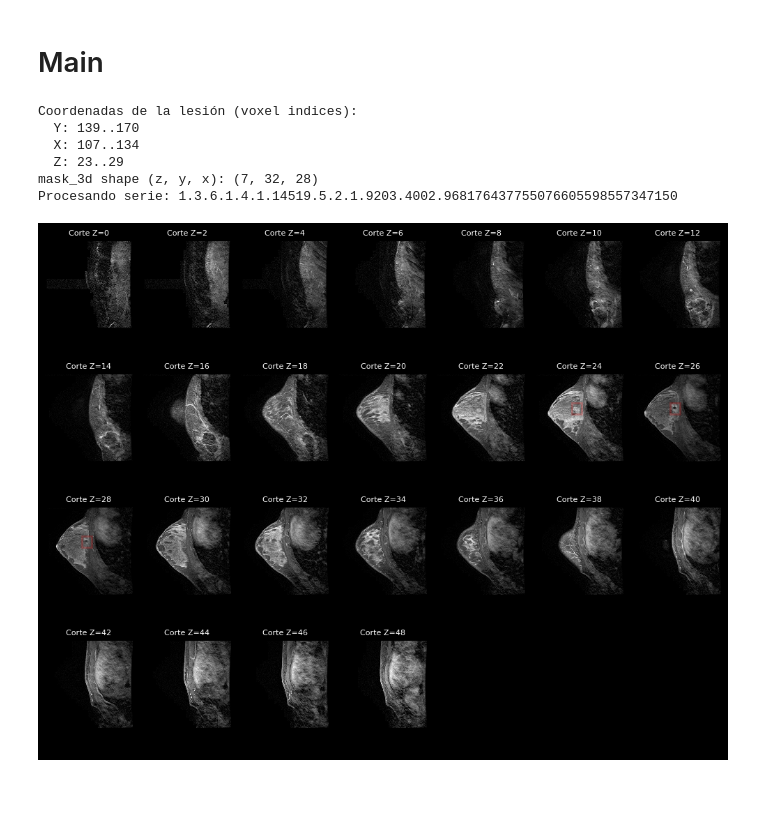
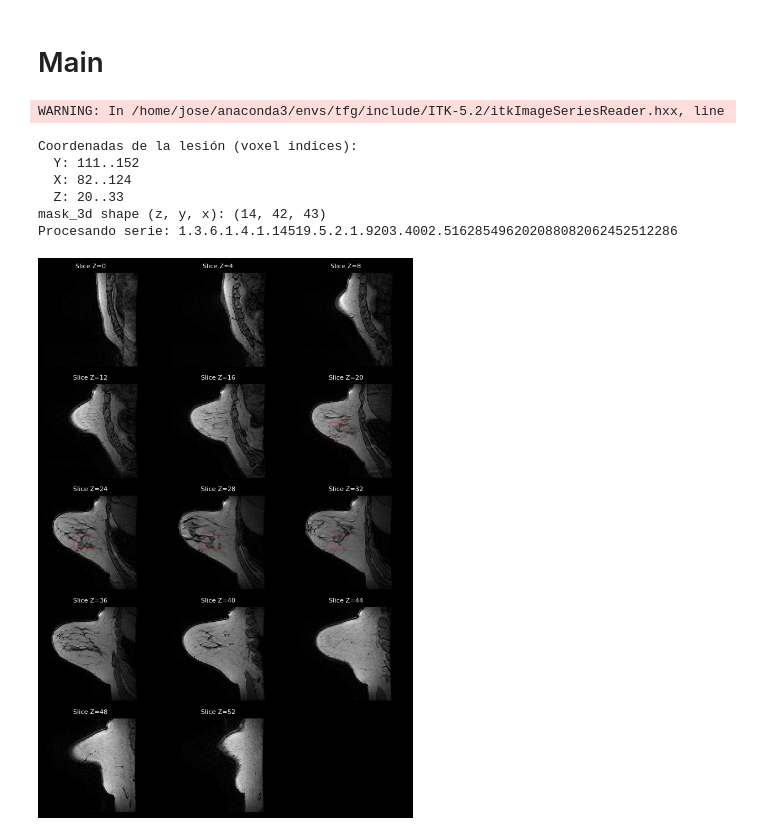
Before and after one commit to jose-valero-sanchis/bds_radiogenomic, a Jupyter notebook: notebooks/0_data/relate_image_segmentation.ipynb, the cells around one changed output. Drawn from its saved outputs; the diff is of its cells as text; code cells hidden in the pictures; blank space fills up the shorter version.

```diff
--- a/notebooks/0_data/relate_image_segmentation.ipynb
+++ b/notebooks/0_data/relate_image_segmentation.ipynb
@@ -54,13 +54,13 @@ def load_all_series_in_folder(patient_folder):
 # Main
 # %%
 base_dir = "../../data/images/manifest-AmUKkZHx1564984923148296294/TCGA-BRCA/"
-patient_folder = os.path.join(base_dir, "TCGA-AO-A03M", "03-15-2001-NA-NA-80891", "116.000000-Bind112517289..338-47150")
+patient_folder = os.path.join(base_dir, "TCGA-AO-A0J9", "05-11-2001-NA-NA-96851", "101.000000-Bind15477562..116-12286")
 
 # Cargar la serie específica del paciente
 all_series = load_all_series_in_folder(patient_folder)
 
 # Archivo de lesión
-les_file = "../../data/TCGA_Segmented_Lesions_UofC/TCGA-AO-A03M-1.les"
+les_file = "../../data/TCGA_Segmented_Lesions_UofC/TCGA-AO-A0J9-S2-1.les"
 coords, mask = load_lesion(les_file)
 
 # Extraer coordenadas de la lesión
@@ -77,8 +77,8 @@ mask_3d = np.transpose(mask, (2, 0, 1))
 print(f"mask_3d shape (z, y, x): {mask_3d.shape}")
 
 # Procesar la serie cargada
-step = 2  # Variable que indica cada cuántos cortes mostrar
-cols = 7  # Número de columnas en la figura
+step = 4  # Variable que indica cada cuántos cortes mostrar
+cols = 3  # Número de columnas en la figura
 
 for s_id, (sitk_image, file_names) in all_series.items():
     print(f"Procesando serie: {s_id}")
@@ -98,7 +98,7 @@ for s_id, (sitk_image, file_names) in all_series.items():
     # Configurar la figura adaptando el número de filas
     slices = range(0, Z, step)
     rows = (len(slices) + cols - 1) // cols  # Calcular filas necesarias
-    fig, axes = plt.subplots(rows, cols, figsize=(10, rows * 2), facecolor='black')
+    fig, axes = plt.subplots(rows, cols, figsize=(7, rows * 2), facecolor='black')
     axes = axes.flatten()
 
     for idx, z_slice in enumerate(slices):
@@ -115,39 +115,41 @@ for s_id, (sitk_image, file_names) in all_series.items():
         )
 
         # Si el corte está dentro del rango de la lesión, dibujar el rectángulo
         if z1 <= z_slice <= z2:
             width = x2 - x1 + 1
             height = y2 - y1 + 1
             rect = patches.Rectangle(
                 (x1, y1),        # esquina inferior-izquierda
                 width,            # ancho
                 height,           # alto
                 linewidth=2,     # grosor del borde
                 edgecolor='red', # color del borde
                 facecolor='gray',# color de relleno
                 alpha=0.2        # transparencia del relleno
             )
             ax.add_patch(rect)
 
         # Configurar título
-        ax.set_title(f"Corte Z={z_slice}", fontsize=8, color='white')
+        ax.set_title(f"Slice Z={z_slice}", fontsize=8, color='white')
         ax.axis('off')
 
     # Eliminar ejes sobrantes
     for ax in axes[len(slices):]:
         ax.axis('off')
 
-    plt.subplots_adjust(wspace=0.1, hspace=0.1)  # Reducir la separación entre imágenes
+    plt.subplots_adjust(wspace=0.1, hspace=0.005)  # Reducir la separación entre imágenes
     plt.tight_layout()
+    plt.savefig("mri_example.png", dpi=300, bbox_inches='tight')
     plt.show()
 
     # Salir después de procesar una única serie
     break
 # %% [output]
-Coordenadas de la lesión (voxel indices):
-  Y: 139..170
-  X: 107..134
-  Z: 23..29
-mask_3d shape (z, y, x): (7, 32, 28)
-Procesando serie: 1.3.6.1.4.1.14519.5.2.1.9203.4002.968176437755076605598557347150
+WARNING: In /home/jose/anaconda3/envs/tfg/include/ITK-5.2/itkImageSeriesReader.hxx, line
+Coordenadas de la lesión (voxel indices):
+  Y: 111..152
+  X: 82..124
+  Z: 20..33
+mask_3d shape (z, y, x): (14, 42, 43)
+Procesando serie: 1.3.6.1.4.1.14519.5.2.1.9203.4002.516285496202088082062452512286
-[figure, old version]
+[figure, new version]
```
Also changed, not shown: 28 other files.
